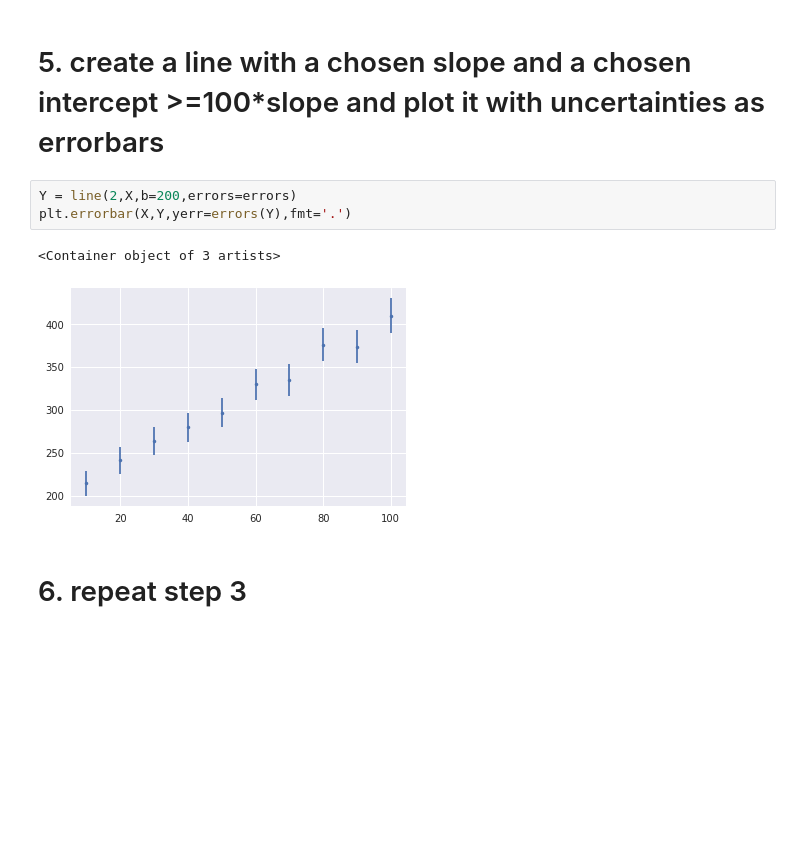
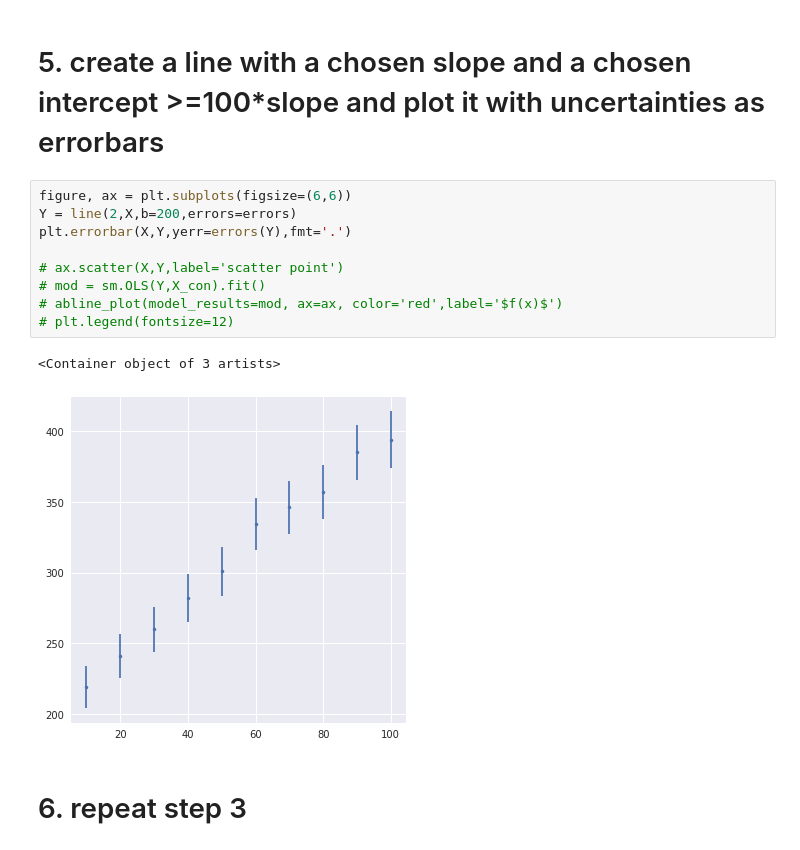
Before and after one commit to Mingyi1995/PUI2018_mh5172, a Jupyter notebook: HW9_mh5172/Assignment2_mh5172.ipynb, the cells around one changed output. Drawn from its saved outputs; the diff is of its cells as text; blank space fills up the shorter version.

```diff
--- a/HW9_mh5172/Assignment2_mh5172.ipynb
+++ b/HW9_mh5172/Assignment2_mh5172.ipynb
@@ -108,11 +133,17 @@ plt.legend(fontsize=12)
 # %% [markdown]
 # 5. create a line with a chosen slope and a chosen intercept >=100*slope and plot it with uncertainties as errorbars
 # %%
+figure, ax = plt.subplots(figsize=(6,6))
 Y = line(2,X,b=200,errors=errors)
 plt.errorbar(X,Y,yerr=errors(Y),fmt='.')
+
+# ax.scatter(X,Y,label='scatter point')
+# mod = sm.OLS(Y,X_con).fit()
+# abline_plot(model_results=mod, ax=ax, color='red',label='$f(x)$')
+# plt.legend(fontsize=12)
 # %% [output]
 <Container object of 3 artists>
-[figure, old version]
+[figure, new version]
 # %% [markdown]
 # 6. repeat step 3
 # %%
```
Also changed, not shown: parts of 8 cells of this notebook, 6 other files.
